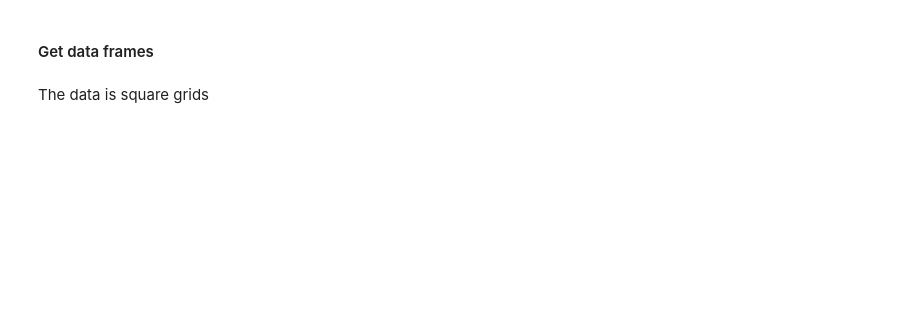
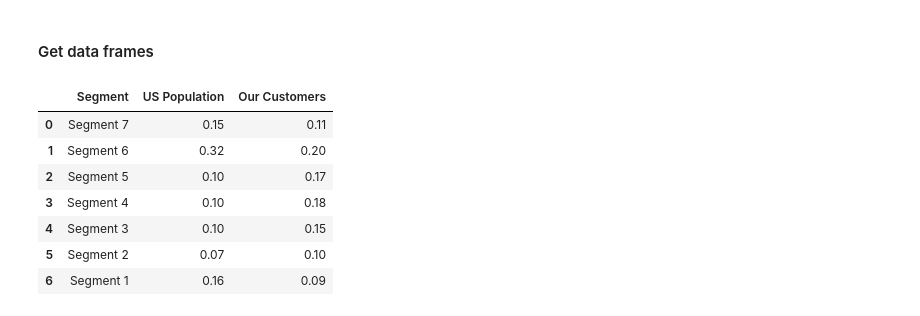
Before and after one commit to steed360/Data-Wrangling-And-Visualisation-Toolkits, a Jupyter notebook: Data Visualisation/Plotnine/3_Stacked_Bar_Telling_Colours.ipynb, the cells around one changed output. Drawn from its saved outputs; the diff is of its cells as text; code cells hidden in the pictures; blank space fills up the shorter version.

```diff
--- a/Data Visualisation/Plotnine/3_Stacked_Bar_Telling_Colours.ipynb
+++ b/Data Visualisation/Plotnine/3_Stacked_Bar_Telling_Colours.ipynb
@@ -35,5 +35,3 @@ matplotlib.rcParams['mathtext.bf'] = 'Arial:bold'
 matplotlib.rcParams['mathtext.it'] = 'Arial:italic'
 # %% [markdown]
 #### Get data frames
-# %% [markdown]
-The data is square grids
@@ -58,0 +38,14 @@ df_offer.columns = ['x', 'y']
+# %%
+df = pd.read_csv ( "Data/FIG0512-13.csv")
+# Get rid of the trailing null row
+df = df [ np.logical_not  ( df.Segment.isna() ) ]
+df
+# %% [output]
+|  | Segment | US Population | Our Customers |
+| 0 | Segment 7 | 0.15 | 0.11 |
+| 1 | Segment 6 | 0.32 | 0.20 |
+| 2 | Segment 5 | 0.10 | 0.17 |
+| 3 | Segment 4 | 0.10 | 0.18 |
+| 4 | Segment 3 | 0.10 | 0.15 |
+| 5 | Segment 2 | 0.07 | 0.10 |
+| 6 | Segment 1 | 0.16 | 0.09 |
```
Also changed, not shown: parts of 6 cells of this notebook, 1 other file.
